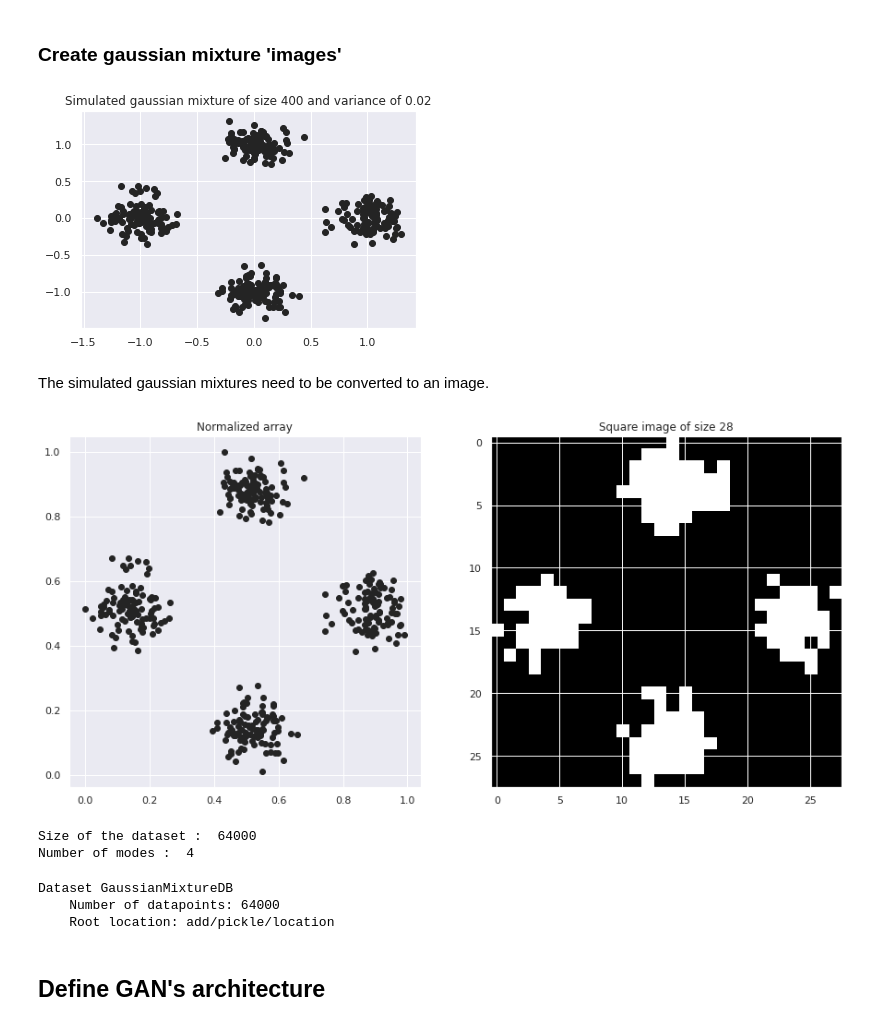
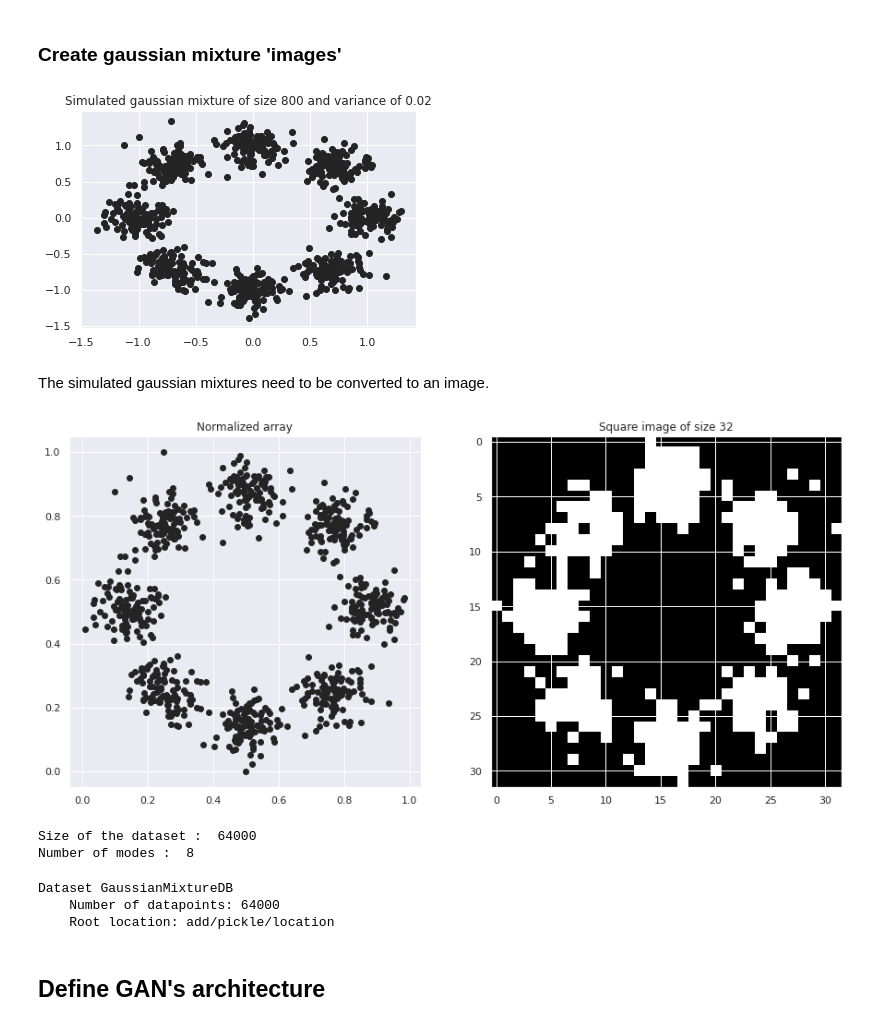
Before and after one commit to philomenec/Optimal-Transport, a Jupyter notebook: OTGAN.ipynb, the cells around one changed output. Cells and saved outputs as stored; diff of their text form; code cells hidden in the pictures.

```diff
--- a/OTGAN.ipynb
+++ b/OTGAN.ipynb
@@ -223,7 +216,7 @@ def simulate_gaussian_mixture(cov_mixt_ratio, size_mixt, nb_modes = 4):
         mixture_vect = np.concatenate([mixture_vect,mixture[i]])
     return mixture_vect
 # %%
-nb_modes = 4
+nb_modes = 8
 size_mixt = 100
 cov_mixt_ratio = 50 #aparent modes but not too separeted
 mixture_vect = simulate_gaussian_mixture(cov_mixt_ratio, size_mixt, nb_modes)
@@ -231,7 +224,7 @@ plt.scatter(mixture_vect[:,0],mixture_vect[:,1])
 plt.title("Simulated gaussian mixture of size "+str(nb_modes*size_mixt)+" and variance of "+str(1/cov_mixt_ratio))
 plt.show()
 # %% [output]
-[figure, old version]
+[figure, new version]
 # %% [markdown]
 The simulated gaussian mixtures need to be converted to an image.
 # %%
@@ -252,18 +245,18 @@ def array_to_img(array, img_size, return_normalized = False):
     else :
         return gauss_img, mixture_norm
 # %%
-# img_size = 32
-img_size = 28
+img_size = 32
+# img_size = 28
 gauss_img, mixture_norm = array_to_img(mixture_vect, img_size, return_normalized = True)
 
 fig, ax = plt.subplots(1,2, figsize=(15,7))
 ax[0].scatter(mixture_norm[:,0],mixture_norm[:,1])
 ax[0].set_title('Normalized array')
 ax[1].imshow(gauss_img, cmap=plt.cm.gray)
 ax[1].set_title('Square image of size '+str(img_size))
 plt.show()
 # %% [output]
-[figure, old version]
+[figure, new version]
 # %%
 class GaussianMixtureDB(VisionDataset):
     '''Class with gaussian mixture data'''
@@ -285,17 +277,19 @@ class GaussianMixtureDB(VisionDataset):
         return img, target
 # %%
+# args["batch_size_Gauss"] = 200
 args["batch_size_Gauss"] = 128
+# size_GaussianMixtureDB = 30*args["batch_size_Gauss"]
 size_GaussianMixtureDB = 500*args["batch_size_Gauss"]
 print("Size of the dataset : ",size_GaussianMixtureDB)
 print("Number of modes : ",nb_modes)
 GaussianMixture_array = [simulate_gaussian_mixture(cov_mixt_ratio, size_mixt, nb_modes) for i in range(size_GaussianMixtureDB)]
-GaussianMixture_imgs = [array_to_img(array, img_size, return_normalized = False) for array in GaussianMixture_array]
+GaussianMixture_imgs = [torch.tensor(np.expand_dims(array_to_img(array, img_size, return_normalized = False),axis=0)).float() for array in GaussianMixture_array]
 GaussianMixture_trainset = GaussianMixtureDB(GaussianMixture_imgs)
 GaussianMixture_loader = DataLoader(GaussianMixture_trainset, args['batch_size_Gauss'], shuffle=True, **kwargs)
 GaussianMixture_trainset
 # %% [output]
 Size of the dataset :  64000
-Number of modes :  4
+Number of modes :  8
 Dataset GaussianMixtureDB
     Number of datapoints: 64000
     Root location: add/pickle/location
```
Also changed, not shown: parts of 20 cells of this notebook.
